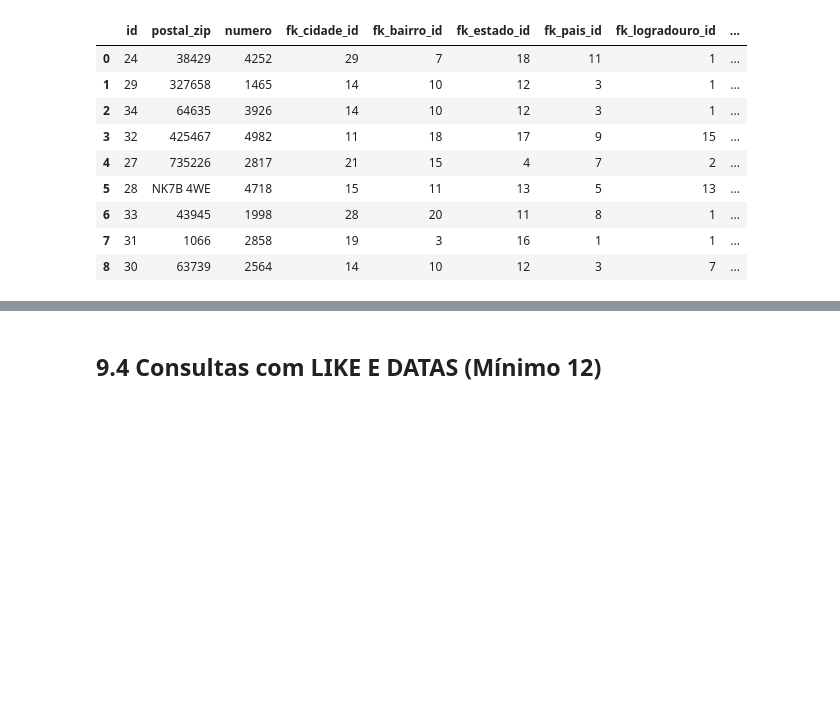
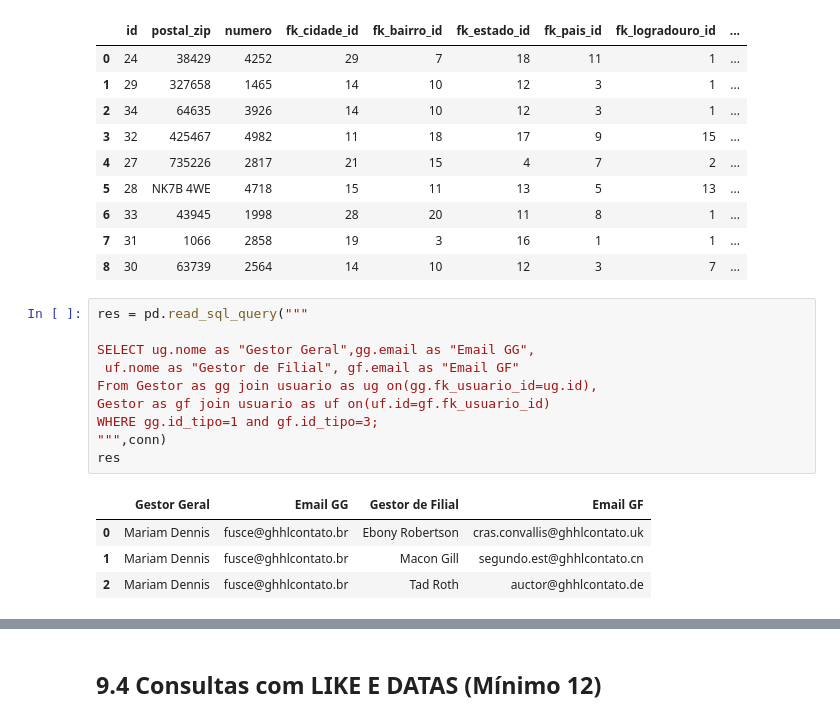
Before and after one commit to MateusLannes/Trabalho_BD1_2022, a Jupyter notebook: Files/ColabGHHL_Contrat.ipynb, the cells around one changed output, grey strips where cells are left out. Drawn from its saved outputs; the diff is of its cells as text; blank space fills up the shorter version.

```diff
--- a/Files/ColabGHHL_Contrat.ipynb
+++ b/Files/ColabGHHL_Contrat.ipynb
@@ -869,3 +869,18 @@ res
 | 6 | 33 | 43945 | 1998 | 28 | 20 | 11 | 8 | 1 | ... |
 | 7 | 31 | 1066 | 2858 | 19 | 3 | 16 | 1 | 1 | ... |
 | 8 | 30 | 63739 | 2564 | 14 | 10 | 12 | 3 | 7 | ... |
+# %%
+res = pd.read_sql_query("""
+
+SELECT ug.nome as "Gestor Geral",gg.email as "Email GG",
+ uf.nome as "Gestor de Filial", gf.email as "Email GF"
+From Gestor as gg join usuario as ug on(gg.fk_usuario_id=ug.id),
+Gestor as gf join usuario as uf on(uf.id=gf.fk_usuario_id)
+WHERE gg.id_tipo=1 and gf.id_tipo=3;
+""",conn)
+res
+# %% [output]
+|  | Gestor Geral | Email GG | Gestor de Filial | Email GF |
+| 0 | Mariam Dennis | fusce@ghhlcontato.br | Ebony Robertson | cras.convallis@ghhlcontato.uk |
+| 1 | Mariam Dennis | fusce@ghhlcontato.br | Macon Gill | segundo.est@ghhlcontato.cn |
+| 2 | Mariam Dennis | fusce@ghhlcontato.br | Tad Roth | auctor@ghhlcontato.de |
```
Also changed, not shown: parts of 1 cell of this notebook.
